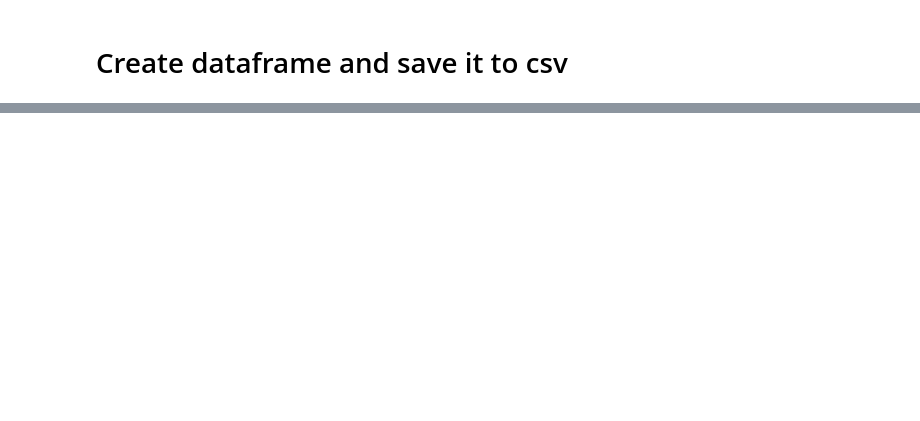
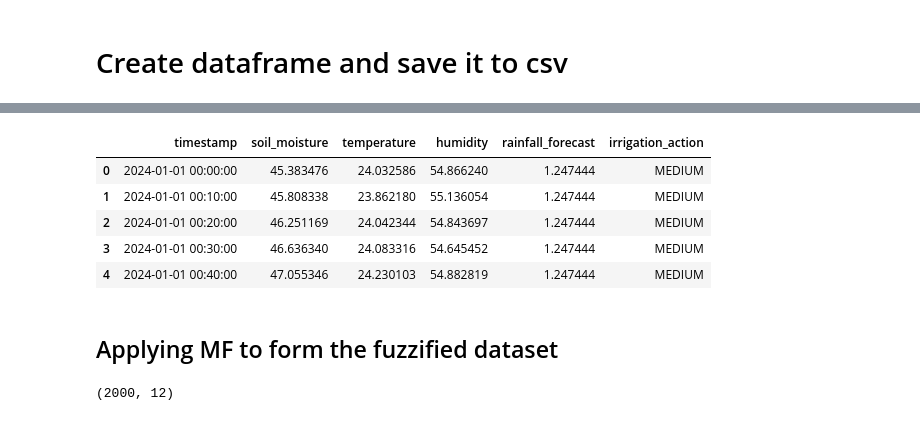
Before and after one commit to Sharmetov/IOT_Fall2025, a Jupyter notebook: neuro_fuzzy.ipynb, the cells around one changed output, grey strips where cells are left out. Drawn from its saved outputs; the diff is of its cells as text; code cells hidden in the pictures; blank space fills up the shorter version.

```diff
--- a/neuro_fuzzy.ipynb
+++ b/neuro_fuzzy.ipynb
@@ -114,0 +163,11 @@ df.head()
+# %%
+df.head()
+# %% [output]
+|  | timestamp | soil_moisture | temperature | humidity | rainfall_forecast | irrigation_action |
+| 0 | 2024-01-01 00:00:00 | 45.383476 | 24.032586 | 54.866240 | 1.247444 | MEDIUM |
+| 1 | 2024-01-01 00:10:00 | 45.808338 | 23.862180 | 55.136054 | 1.247444 | MEDIUM |
+| 2 | 2024-01-01 00:20:00 | 46.251169 | 24.042344 | 54.843697 | 1.247444 | MEDIUM |
+| 3 | 2024-01-01 00:30:00 | 46.636340 | 24.083316 | 54.645452 | 1.247444 | MEDIUM |
+| 4 | 2024-01-01 00:40:00 | 47.055346 | 24.230103 | 54.882819 | 1.247444 | MEDIUM |
+# %% [markdown]
+## Applying MF to form the fuzzified dataset
@@ -114,0 +181,4 @@ df.head()
+# %%
+fuzzy_df.shape
+# %% [output]
+(2000, 12)
```
Also changed, not shown: parts of 21 cells of this notebook.
